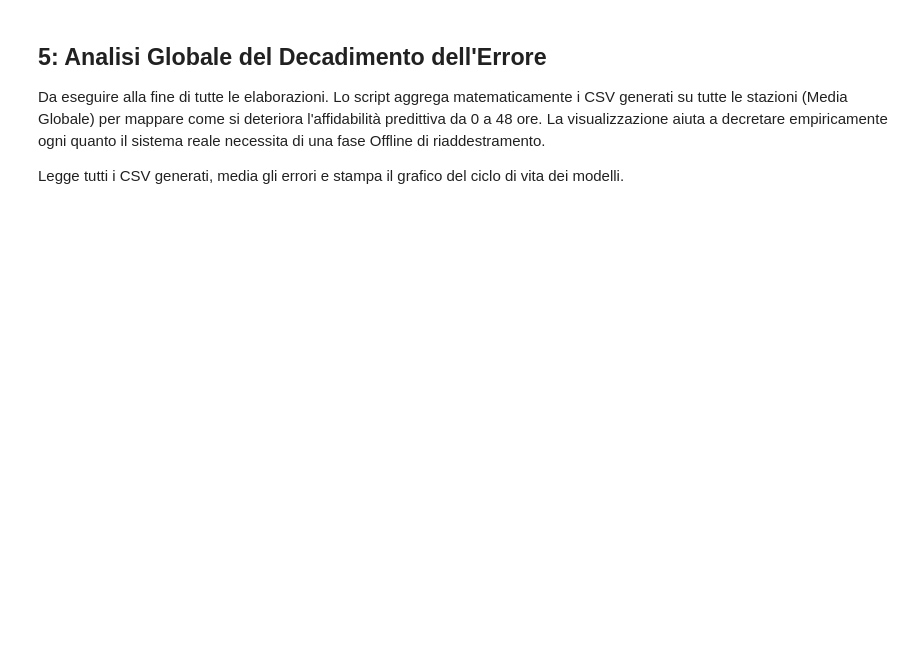
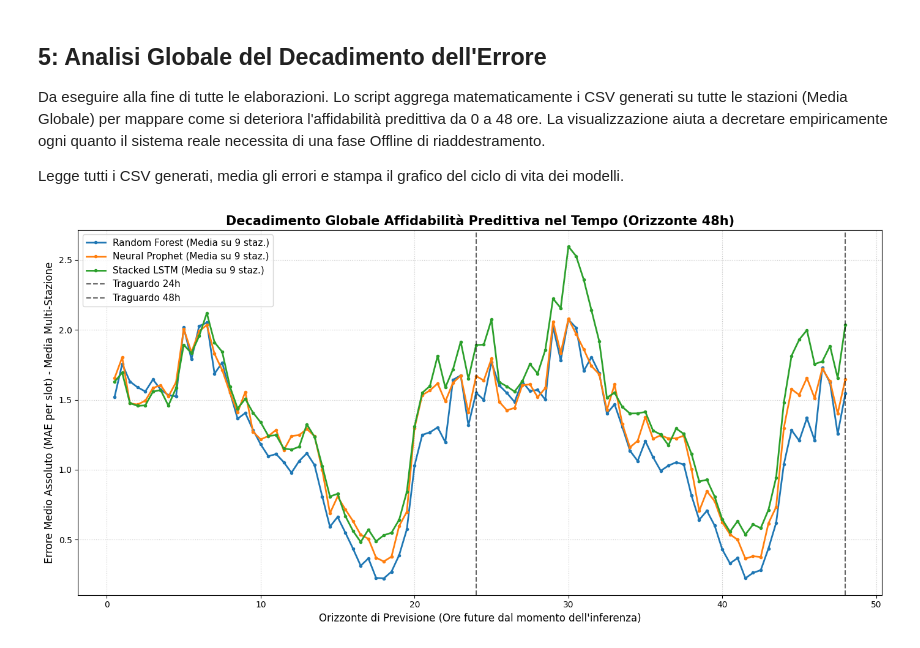
Before and after one commit to Sebastianelli-Nicola/Traffic-Driven-EV-Queuing-Predictor, a Jupyter notebook: experimental_protocol.ipynb, the cells around one changed output. Saved outputs shown, nothing was run; the diff lists cells and outputs as text; code cells hidden in the pictures; blank space fills up the shorter version.

```diff
--- a/experimental_protocol.ipynb
+++ b/experimental_protocol.ipynb
@@ -549,32 +750,35 @@ def analizza_decadimento_globale(prefissi_modelli, labels_modelli):
 
     # Formattazione grafica (Titoli, griglie, assi)
     if dati_trovati:
         plt.title('Decadimento Globale Affidabilità Predittiva nel Tempo (Orizzonte 48h)', fontsize=15, fontweight='bold')
         plt.xlabel('Orizzonte di Previsione (Ore future dal momento dell\'inferenza)', fontsize=12)
         plt.ylabel('Errore Medio Assoluto (MAE per slot) - Media Multi-Stazione', fontsize=12)
 
         # Disegniamo due linee verticali tratteggiate per separare visivamente i giorni
         plt.axvline(x=24, color='black', linestyle='--', alpha=0.6, label='Traguardo 24h')
         plt.axvline(x=48, color='black', linestyle='--', alpha=0.6, label='Traguardo 48h')
 
         plt.legend(fontsize=11)
         plt.grid(True, linestyle=':', alpha=0.7)
         plt.tight_layout()
         plt.show()
     else:
         print(f"Impossibile generare il grafico: nessun CSV trovato in {RESULTS_DIR}")
 
 # =====================================================================
 # CHIAMATA DELLA FUNZIONE GRAFICA
 # =====================================================================
 # Le etichette dei file che vogliamo cercare e plottare
 prefissi = [
     "risultati_RF_Staz_",
-    "risultati_SARIMA_Staz_",
+    #"risultati_SARIMA_Staz_",
     "risultati_NP_Staz_",
     "risultati_LSTM_Staz_"
 ]
-nomi = ["Random Forest", "SARIMA", "Neural Prophet", "Stacked LSTM"]
+nomi = ["Random Forest", #"SARIMA",
+        "Neural Prophet", "Stacked LSTM"]
 
 # Genera l'output a schermo
 analizza_decadimento_globale(prefissi, nomi)
+# %% [output]
+[figure, added]
```
Also changed, not shown: parts of 4 cells of this notebook.
